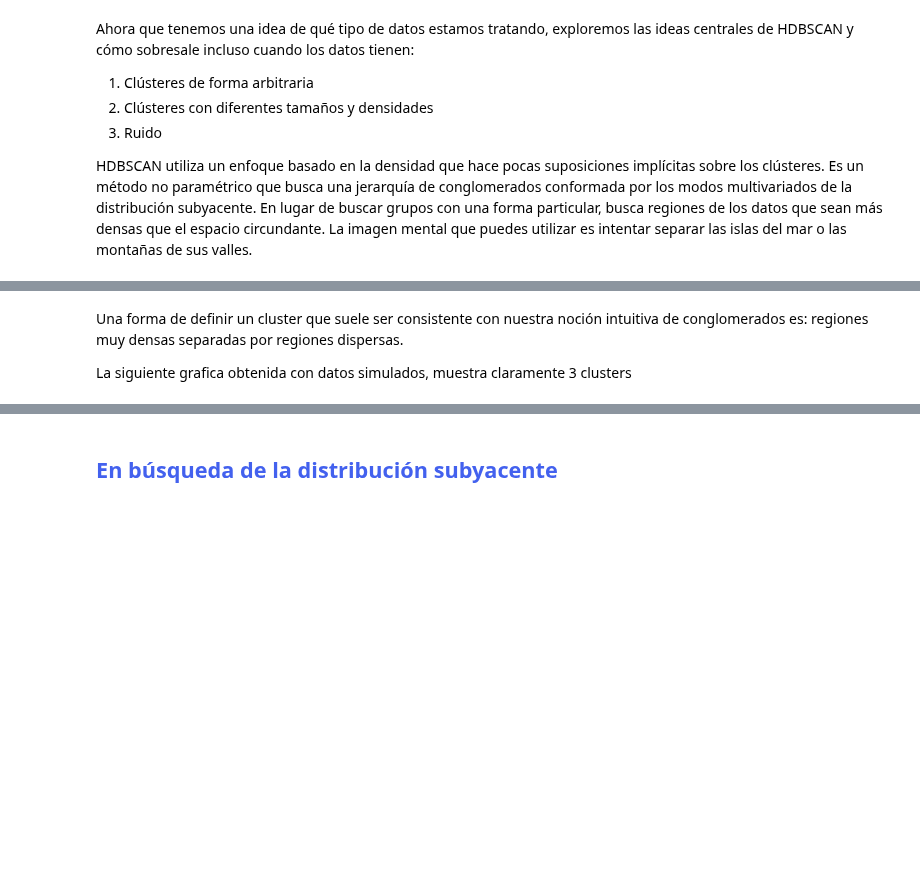
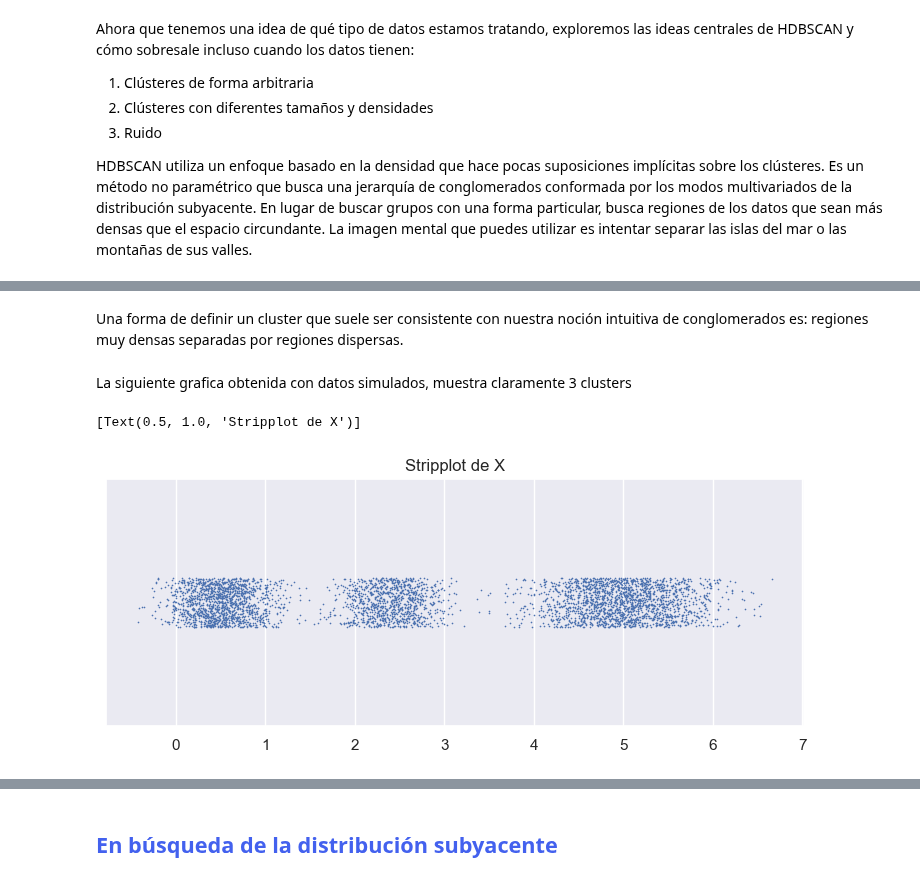
Before and after one commit to Datavaid/HDBSCAN, a Jupyter notebook: First_HDBSCAN.ipynb, the cells around one changed output, grey strips where cells are left out. Drawn from its saved outputs; the diff is of its cells as text; code cells hidden in the pictures; blank space fills up the shorter version.

```diff
--- a/First_HDBSCAN.ipynb
+++ b/First_HDBSCAN.ipynb
@@ -123,5 +123,3 @@ HDBSCAN utiliza un enfoque basado en la densidad que hace pocas suposiciones imp
 </figure>
 # %% [markdown]
 Una forma de definir un cluster que suele ser consistente con nuestra noción intuitiva de conglomerados es: regiones muy densas separadas por regiones dispersas.
-
-La siguiente grafica obtenida con datos simulados, muestra claramente 3 clusters
@@ -128,3 +146,11 @@ La siguiente grafica obtenida con datos simulados, muestra claramente 3 clusters
+# %% [markdown]
+La siguiente grafica obtenida con datos simulados, muestra claramente 3 clusters
+# %%
+plt.subplots(figsize = (9, 3.2))
+sns.stripplot(x =data, size = 1.2).set(title ='Stripplot de X')
+# %% [output]
+[Text(0.5, 1.0, 'Stripplot de X')]
+[figure, added]
 # %% [markdown]
 <figure>
 <center>
```
Also changed, not shown: parts of 10 cells of this notebook.
